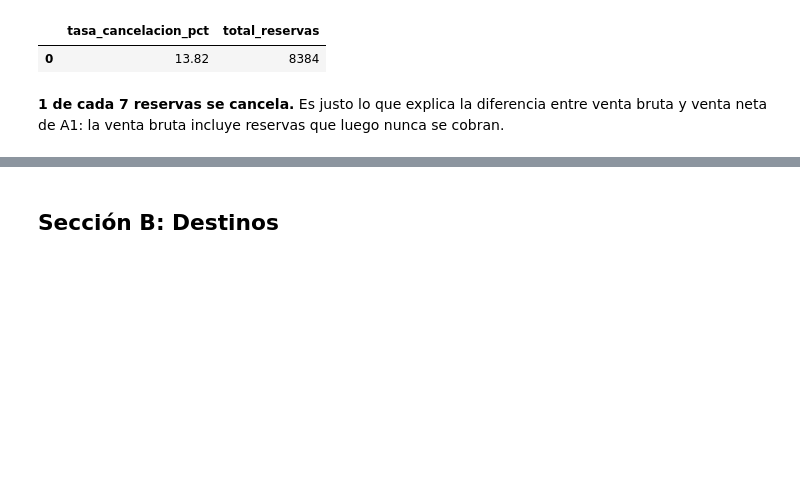
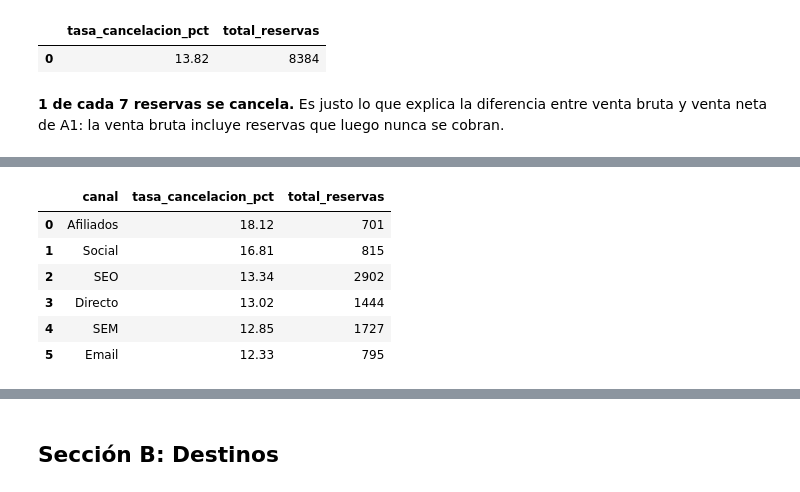
Before and after one commit to Irenegov/civitatis-business-case, a Jupyter notebook: notebooks/02_negocio_y_destinos.ipynb, the cells around one changed output, grey strips where cells are left out. Saved outputs shown, nothing was run; the diff lists cells and outputs as text; code cells hidden in the pictures; blank space fills up the shorter version.

```diff
--- a/notebooks/02_negocio_y_destinos.ipynb
+++ b/notebooks/02_negocio_y_destinos.ipynb
@@ -219,0 +228,19 @@ luego nunca se cobran.
+# %%
+cancelacion_canal = con.execute('''
+    SELECT
+        canal,
+        round(100.0 * sum(CASE WHEN estado = 'cancelada' THEN 1 ELSE 0 END) / count(*), 2) AS tasa_cancelacion_pct,
+        count(*) AS total_reservas
+    FROM reservas_limpias
+    GROUP BY canal
+    ORDER BY tasa_cancelacion_pct DESC
+''').df()
+cancelacion_canal
+# %% [output]
+|  | canal | tasa_cancelacion_pct | total_reservas |
+| 0 | Afiliados | 18.12 | 701 |
+| 1 | Social | 16.81 | 815 |
+| 2 | SEO | 13.34 | 2902 |
+| 3 | Directo | 13.02 | 1444 |
+| 4 | SEM | 12.85 | 1727 |
+| 5 | Email | 12.33 | 795 |
```
Also changed, not shown: parts of 3 cells of this notebook.
